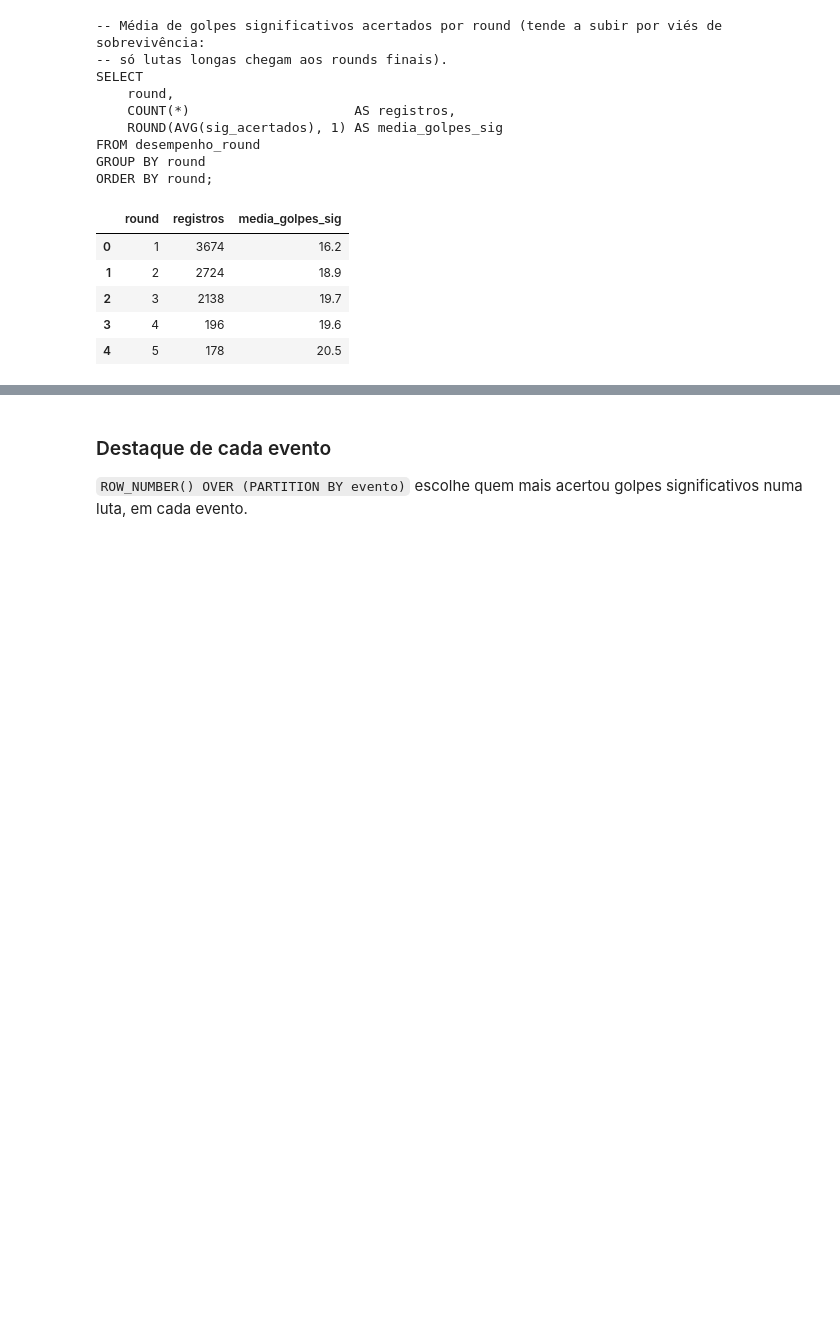
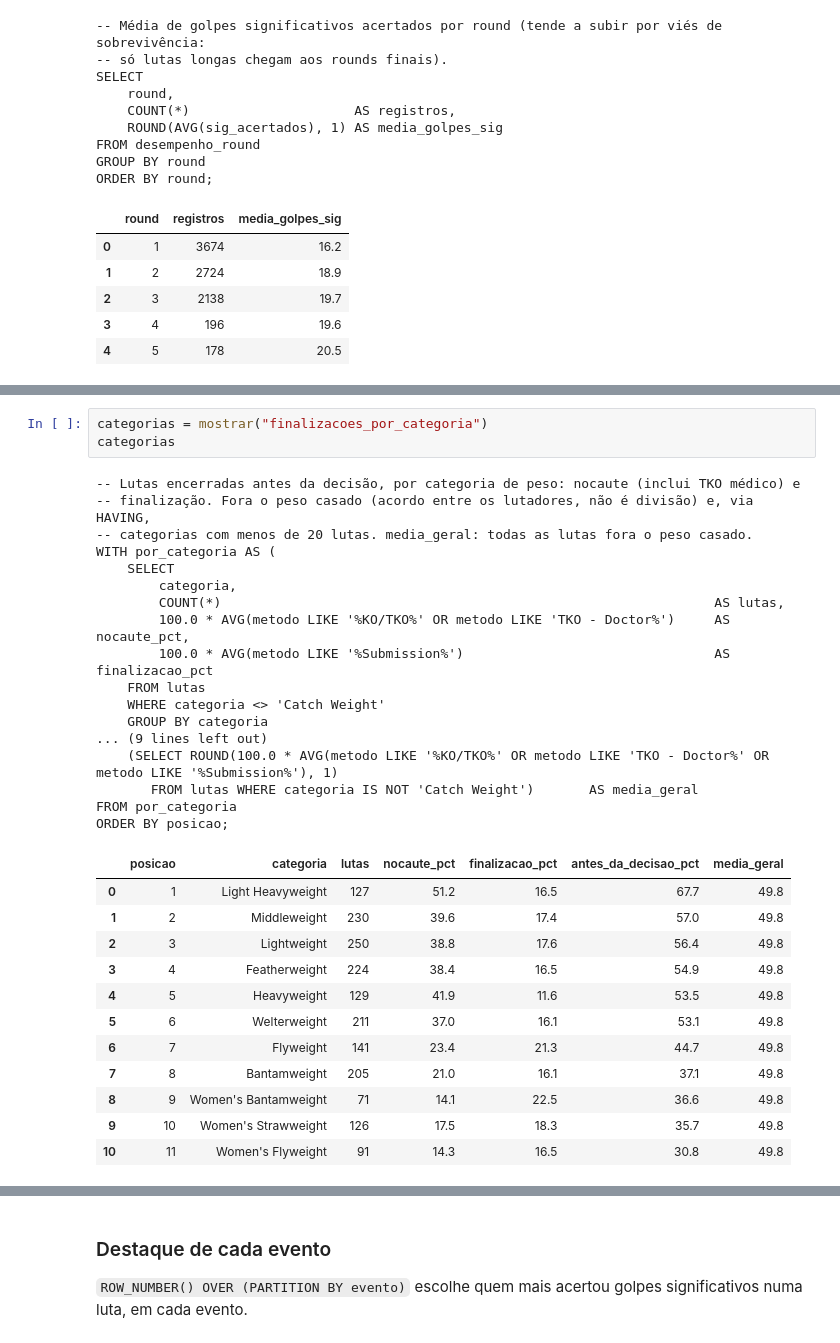
Before and after one commit to khannnn1/ufc-data, a Jupyter notebook: notebooks/03_sql.ipynb, the cells around one changed output, grey strips where cells are left out. Drawn from its saved outputs; the diff is of its cells as text; blank space fills up the shorter version.

```diff
--- a/notebooks/03_sql.ipynb
+++ b/notebooks/03_sql.ipynb
@@ -394,0 +447,33 @@ print("OK: SQL e Pandas batem")
+# %%
+categorias = mostrar("finalizacoes_por_categoria")
+categorias
+# %% [output]
+-- Lutas encerradas antes da decisão, por categoria de peso: nocaute (inclui TKO médico) e
+-- finalização. Fora o peso casado (acordo entre os lutadores, não é divisão) e, via HAVING,
+-- categorias com menos de 20 lutas. media_geral: todas as lutas fora o peso casado.
+WITH por_categoria AS (
+    SELECT
+        categoria,
+        COUNT(*)                                                               AS lutas,
+        100.0 * AVG(metodo LIKE '%KO/TKO%' OR metodo LIKE 'TKO - Doctor%')     AS nocaute_pct,
+        100.0 * AVG(metodo LIKE '%Submission%')                                AS finalizacao_pct
+    FROM lutas
+    WHERE categoria <> 'Catch Weight'
+    GROUP BY categoria
+... (9 lines left out)
+    (SELECT ROUND(100.0 * AVG(metodo LIKE '%KO/TKO%' OR metodo LIKE 'TKO - Doctor%' OR metodo LIKE '%Submission%'), 1)
+       FROM lutas WHERE categoria IS NOT 'Catch Weight')       AS media_geral
+FROM por_categoria
+ORDER BY posicao;
+|  | posicao | categoria | lutas | nocaute_pct | finalizacao_pct | antes_da_decisao_pct | media_geral |
+| 0 | 1 | Light Heavyweight | 127 | 51.2 | 16.5 | 67.7 | 49.8 |
+| 1 | 2 | Middleweight | 230 | 39.6 | 17.4 | 57.0 | 49.8 |
+| 2 | 3 | Lightweight | 250 | 38.8 | 17.6 | 56.4 | 49.8 |
+| 3 | 4 | Featherweight | 224 | 38.4 | 16.5 | 54.9 | 49.8 |
+| 4 | 5 | Heavyweight | 129 | 41.9 | 11.6 | 53.5 | 49.8 |
+| 5 | 6 | Welterweight | 211 | 37.0 | 16.1 | 53.1 | 49.8 |
+| 6 | 7 | Flyweight | 141 | 23.4 | 21.3 | 44.7 | 49.8 |
+| 7 | 8 | Bantamweight | 205 | 21.0 | 16.1 | 37.1 | 49.8 |
+| 8 | 9 | Women's Bantamweight | 71 | 14.1 | 22.5 | 36.6 | 49.8 |
+| 9 | 10 | Women's Strawweight | 126 | 17.5 | 18.3 | 35.7 | 49.8 |
+| 10 | 11 | Women's Flyweight | 91 | 14.3 | 16.5 | 30.8 | 49.8 |
```
Also changed, not shown: parts of 18 cells of this notebook, 3 other files.
